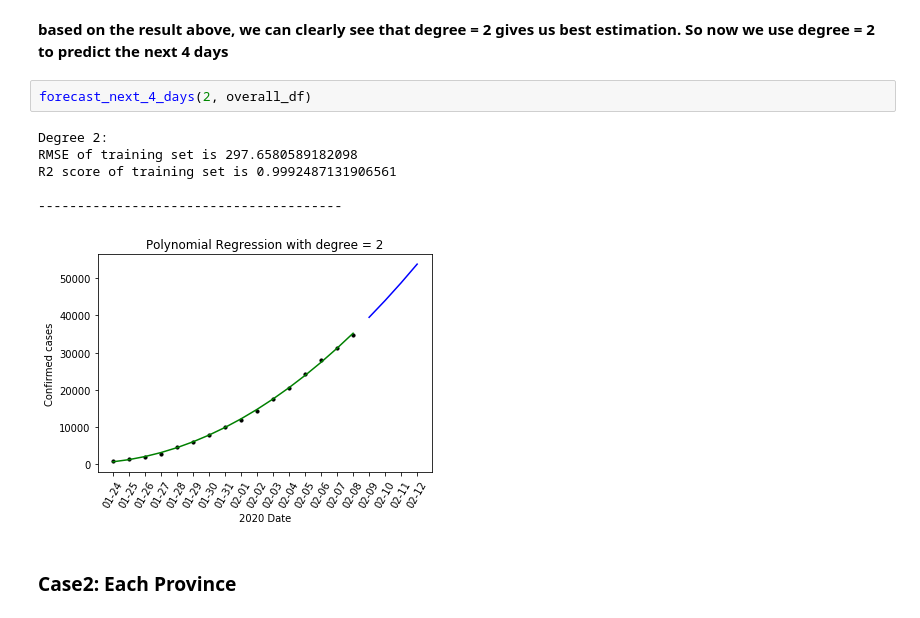
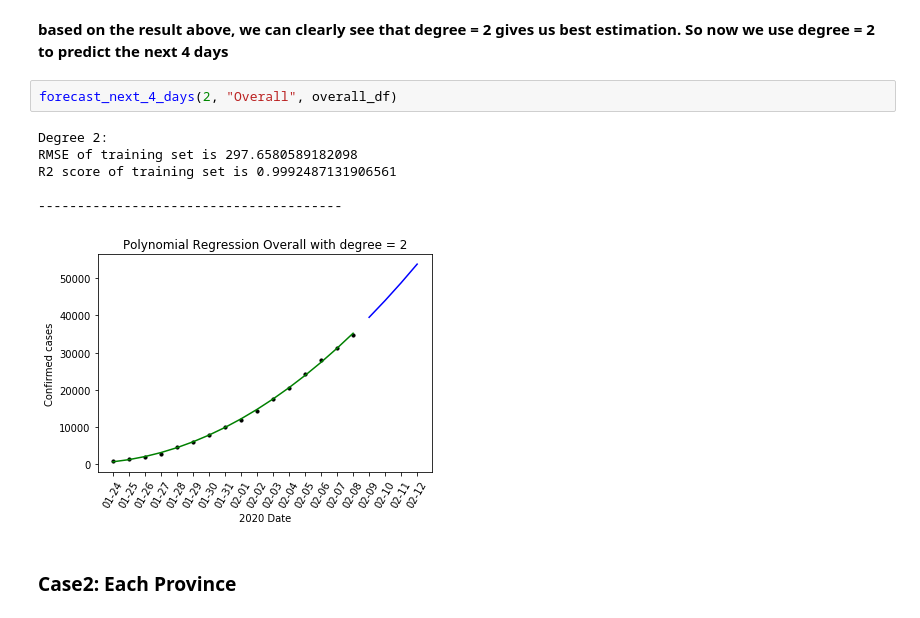
Before and after one commit to docligot/CoronaTracker-simulteModel, a Jupyter notebook: baseline-regression/Baseline_model.ipynb, the cells around one changed output. Drawn from its saved outputs; the diff is of its cells as text.

```diff
--- a/baseline-regression/Baseline_model.ipynb
+++ b/baseline-regression/Baseline_model.ipynb
@@ -117,13 +120,13 @@ R2 score of test set is 0.9203760350739139
 # %% [markdown]
 **based on the result above, we can clearly see that degree = 2 gives us best estimation. So now we use degree = 2 to predict the next 4 days**
 # %%
-forecast_next_4_days(2, overall_df)
+forecast_next_4_days(2, "Overall", overall_df)
 # %% [output]
 Degree 2:
 RMSE of training set is 297.6580589182098
 R2 score of training set is 0.9992487131906561
 
 ---------------------------------------
-[figure, old version]
+[figure, new version]
 # %% [markdown]
 ### Case2: Each Province
```
Also changed, not shown: parts of 6 cells of this notebook, 4 other files.
